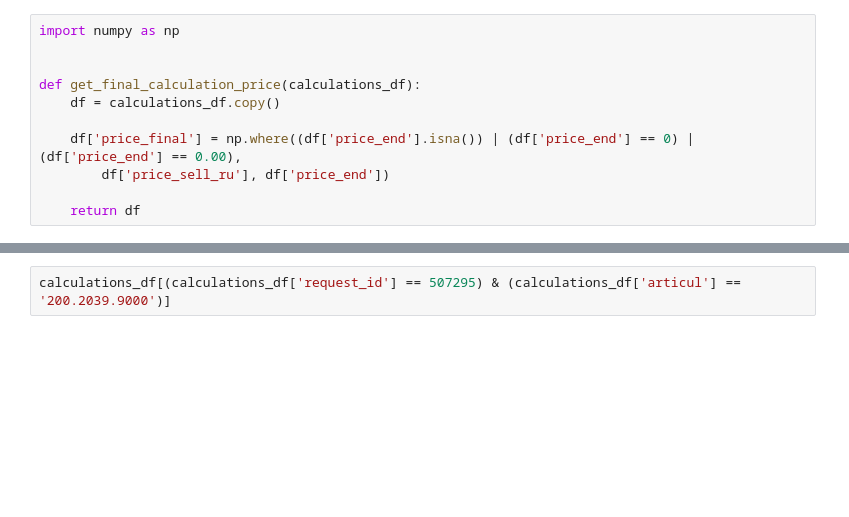
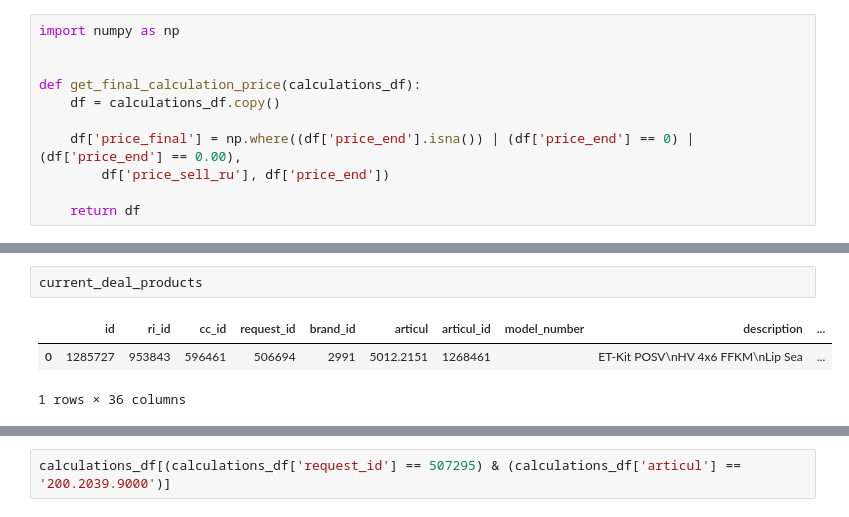
Before and after one commit to Valuamba/components_agent_sales, a Jupyter notebook: notebooks/famaga/DiscountProcessing_20240603.ipynb, the cells around one changed output, grey strips where cells are left out. Cells and saved outputs as stored; diff of their text form; blank space fills up the shorter version.

```diff
--- a/notebooks/famaga/DiscountProcessing_20240603.ipynb
+++ b/notebooks/famaga/DiscountProcessing_20240603.ipynb
@@ -376,0 +558,6 @@ calculations_df
+# %%
+current_deal_products
+# %% [output]
+|  | id | ri_id | cc_id | request_id | brand_id | articul | articul_id | model_number | description | ... |
+| 0 | 1285727 | 953843 | 596461 | 506694 | 2991 | 5012.2151 | 1268461 |  | ET-Kit POSV\nHV 4x6 FFKM\nLip Sea | ... |
+1 rows × 36 columns
```
Also changed, not shown: parts of 17 cells of this notebook.
